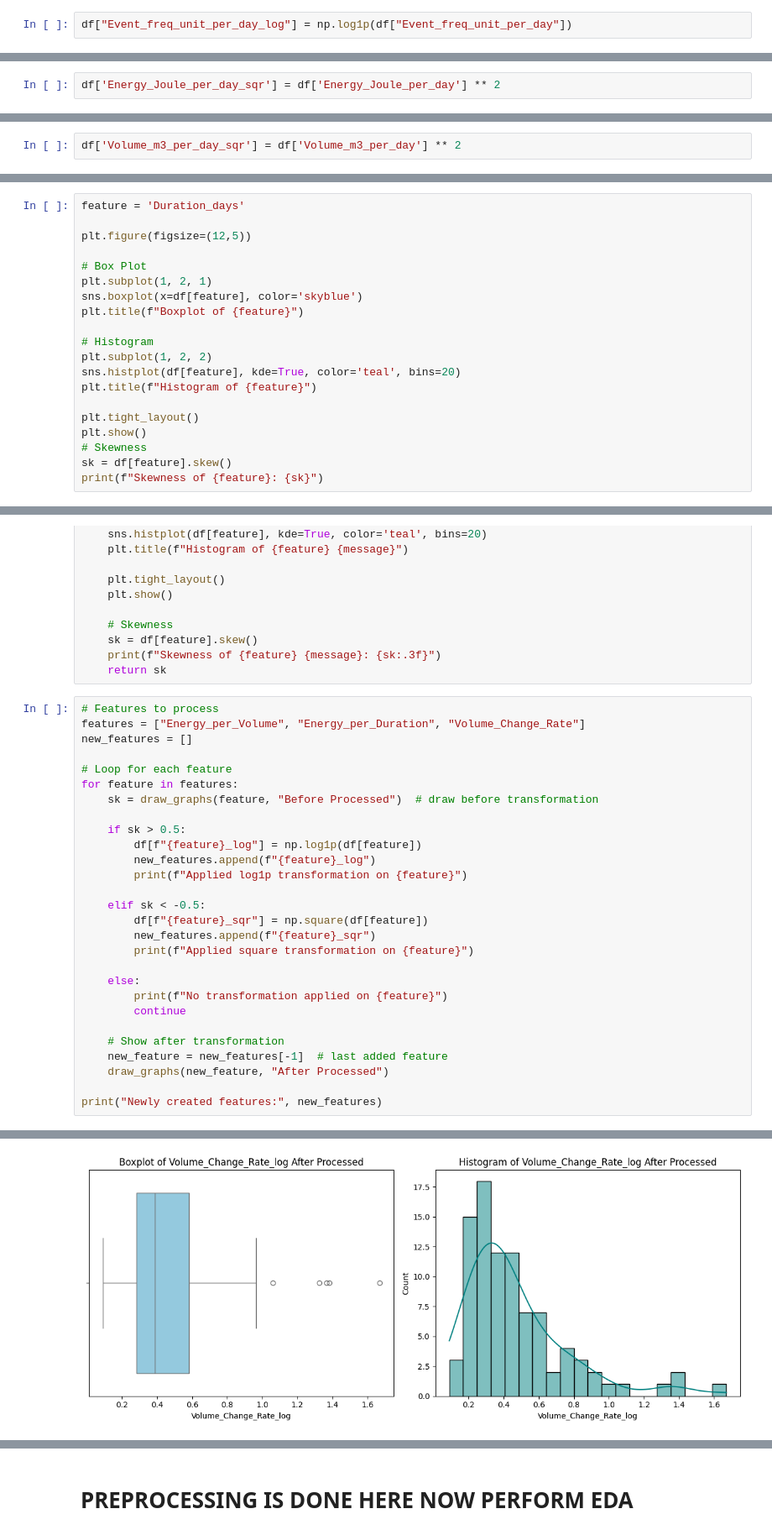
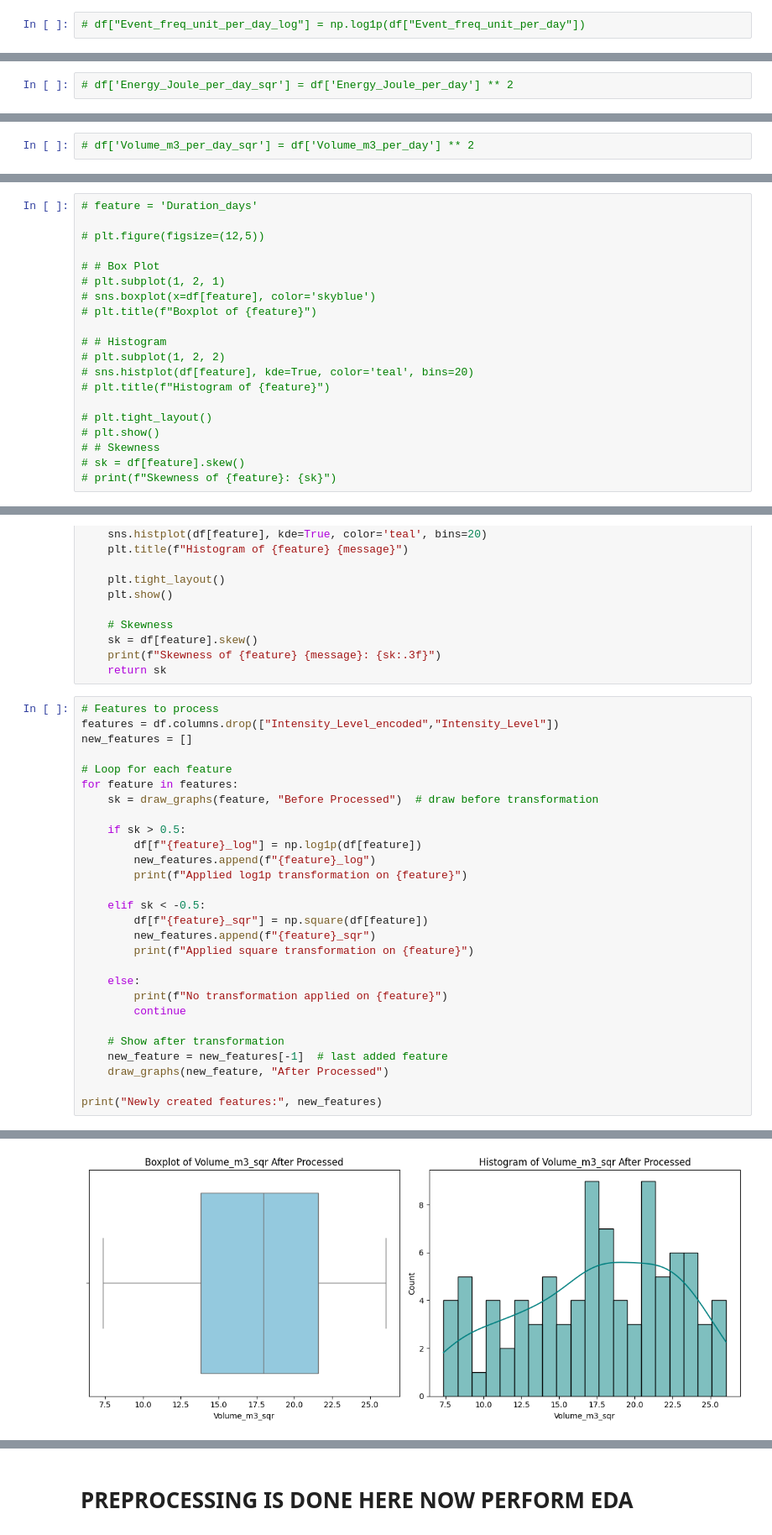
Before and after one commit to aliirshad3098/RockBurst_Prediction_In_Tunnel, a Jupyter notebook: Visualization.ipynb, the cells around one changed output, grey strips where cells are left out. Shown at 84% size. Drawn from its saved outputs; the diff is of its cells as text.

Commit message:
Visualized and Scaled Data

```diff
--- a/Visualization.ipynb
+++ b/Visualization.ipynb
@@ -187,5 +160,5 @@ Skewness of Event_freq_unit_per_day: 3.525908173988235
 # %% [markdown]
 ## Applying Log transformation
 # %%
-df["Event_freq_unit_per_day_log"] = np.log1p(df["Event_freq_unit_per_day"])
+# df["Event_freq_unit_per_day_log"] = np.log1p(df["Event_freq_unit_per_day"])
 # %%
@@ -239,5 +206,5 @@ Skewness of Energy_Joule_per_day: -0.7537022457315734
 # %% [markdown]
 ## Applying Square
 # %%
-df['Energy_Joule_per_day_sqr'] = df['Energy_Joule_per_day'] ** 2
+# df['Energy_Joule_per_day_sqr'] = df['Energy_Joule_per_day'] ** 2
 # %%
@@ -291,5 +252,5 @@ Skewness of Volume_m3_per_day: -0.6978435064716617
 # %% [markdown]
 ## Applying square
 # %%
-df['Volume_m3_per_day_sqr'] = df['Volume_m3_per_day'] ** 2
+# df['Volume_m3_per_day_sqr'] = df['Volume_m3_per_day'] ** 2
 # %%
@@ -318,22 +276,22 @@ Skewness of Volume_m3_per_day_sqr: -0.23280560951792828
 # %% [markdown]
 # Analysing Feature 7 (Duration_days)
 # %%
-feature = 'Duration_days'
+# feature = 'Duration_days'
 
-plt.figure(figsize=(12,5))
+# plt.figure(figsize=(12,5))
 
-# Box Plot
-plt.subplot(1, 2, 1)
-sns.boxplot(x=df[feature], color='skyblue')
-plt.title(f"Boxplot of {feature}")
+# # Box Plot
+# plt.subplot(1, 2, 1)
+# sns.boxplot(x=df[feature], color='skyblue')
+# plt.title(f"Boxplot of {feature}")
 
-# Histogram
-plt.subplot(1, 2, 2)
-sns.histplot(df[feature], kde=True, color='teal', bins=20)
-plt.title(f"Histogram of {feature}")
+# # Histogram
+# plt.subplot(1, 2, 2)
+# sns.histplot(df[feature], kde=True, color='teal', bins=20)
+# plt.title(f"Histogram of {feature}")
 
-plt.tight_layout()
-plt.show()
-# Skewness
-sk = df[feature].skew()
-print(f"Skewness of {feature}: {sk}")
+# plt.tight_layout()
+# plt.show()
+# # Skewness
+# sk = df[feature].skew()
+# print(f"Skewness of {feature}: {sk}")
@@ -364,7 +319,7 @@ def draw_graphs(feature, message):
     return sk
 # %%
 # Features to process
-features = ["Energy_per_Volume", "Energy_per_Duration", "Volume_Change_Rate"]
+features = df.columns.drop(["Intensity_Level_encoded","Intensity_Level"])
 new_features = []
 
 # Loop for each feature
@@ -407 +362 @@ Applied log1p transformation on Volume_Change_Rate
-[figure, old version]
+[figure, new version]
```
Also changed, not shown: parts of 31 cells of this notebook.
